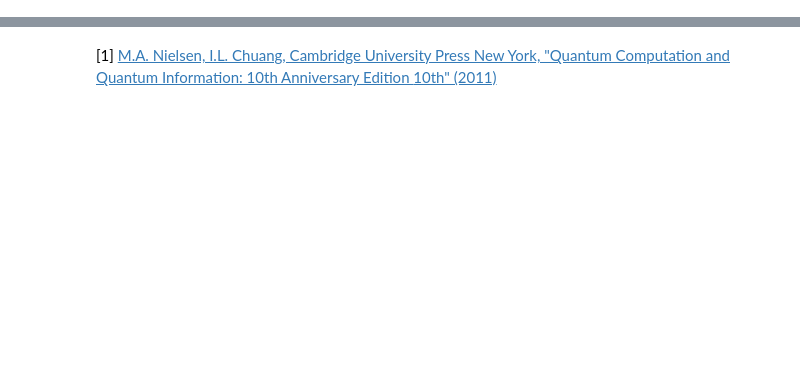
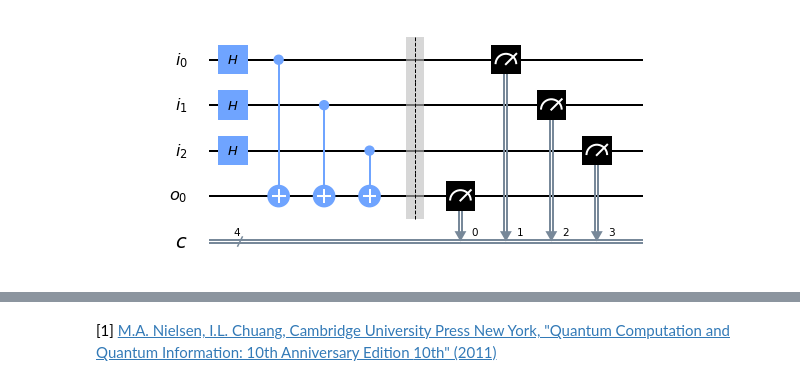
Before and after one commit to DavitKhach/quantum-algorithms-tutorials, a Jupyter notebook: quantum_parallelism_Deutsch_Jozsa.ipynb, the cells around one changed output, grey strips where cells are left out. Cells and saved outputs as stored; diff of their text form; code cells hidden in the pictures; blank space fills up the shorter version.

Commit message:
finish the parallelism part'
git status

```diff
--- a/quantum_parallelism_Deutsch_Jozsa.ipynb
+++ b/quantum_parallelism_Deutsch_Jozsa.ipynb
@@ -84,3 +84,40 @@ $$\left| \psi_2 \right\rangle = \frac{1}{\sqrt{2^3}} \left[ \left| 0 \right\rang
 where we used the definition of the given $f(x)$ function. To check this calculation one should know the action of CNOT gate on an arbritrary two qubit stat $a \left| 00 \right\rangle + b \left| 01 \right\rangle + c \left| 10 \right\rangle + d \left| 11 \right\rangle$, where $a$, $b$, $c$ and $d$ are some arbritrary coplex numbers that satisfy $\left| a \right|^2 + \left| b \right|^2 + \left| c \right|^2 + \left| d \right|^2 = 1$ relation. After acting CNOT gate controlled from first qubit one will obtain the following state $\left| 00 \right\rangle + b \left| 01 \right\rangle + c \left| 11 \right\rangle + d \left| 10 \right\rangle$, where we just changed the second qubit's bit to the oposite one when the first qubit's bit was 1.
 
 Now let's write a code for this circuit and add measurements for all qubits at the end of the circuit:
+# %%
+from qiskit import *
+
+# Initialization of registers where we store the qubits and classical bits
+# and the quantum circuit acting on those registers
+input_register = QuantumRegister(3, "i")
+output_register = QuantumRegister(1, "o")
+classical_register = ClassicalRegister(4, "c")
+parallelism_circuit = QuantumCircuit(input_register, output_register, classical_register)
+
+# Hadamard gates acting on qubits in the input_register
+parallelism_circuit.h(input_register[0])
+parallelism_circuit.h(input_register[1])
+parallelism_circuit.h(input_register[2])
+
+# CNOTS controlled by qubits from the input_register
+# and acting on the qubit from the output register
+parallelism_circuit.cx(input_register[0], output_register[0])
+parallelism_circuit.cx(input_register[1], output_register[0])
+parallelism_circuit.cx(input_register[2], output_register[0])
+
+# Just for a nice drawing of the circuit, add a barrier
+# to separate measurements and gates in the picture
+parallelism_circuit.barrier()
+
+# Measurements on the qubits from the output_register and input_register
+# the results are stored in the classical bits from classical_register
+parallelism_circuit.measure(output_register[0], classical_register[0])
+parallelism_circuit.measure(input_register[0], classical_register[1])
+parallelism_circuit.measure(input_register[1], classical_register[2])
+parallelism_circuit.measure(input_register[2], classical_register[3])
+
+# Let's draw the circuit
+%matplotlib inline
+parallelism_circuit.draw(output="mpl")
+# %% [output]
+[figure, added]
```
Also changed, not shown: parts of 4 cells of this notebook.
